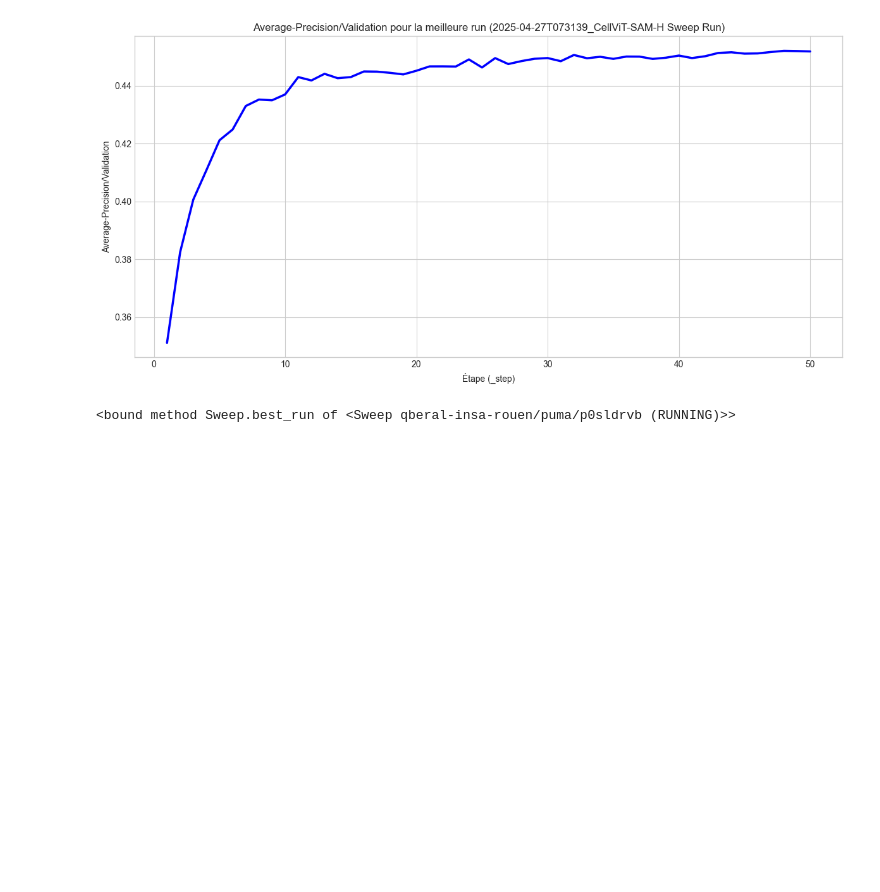
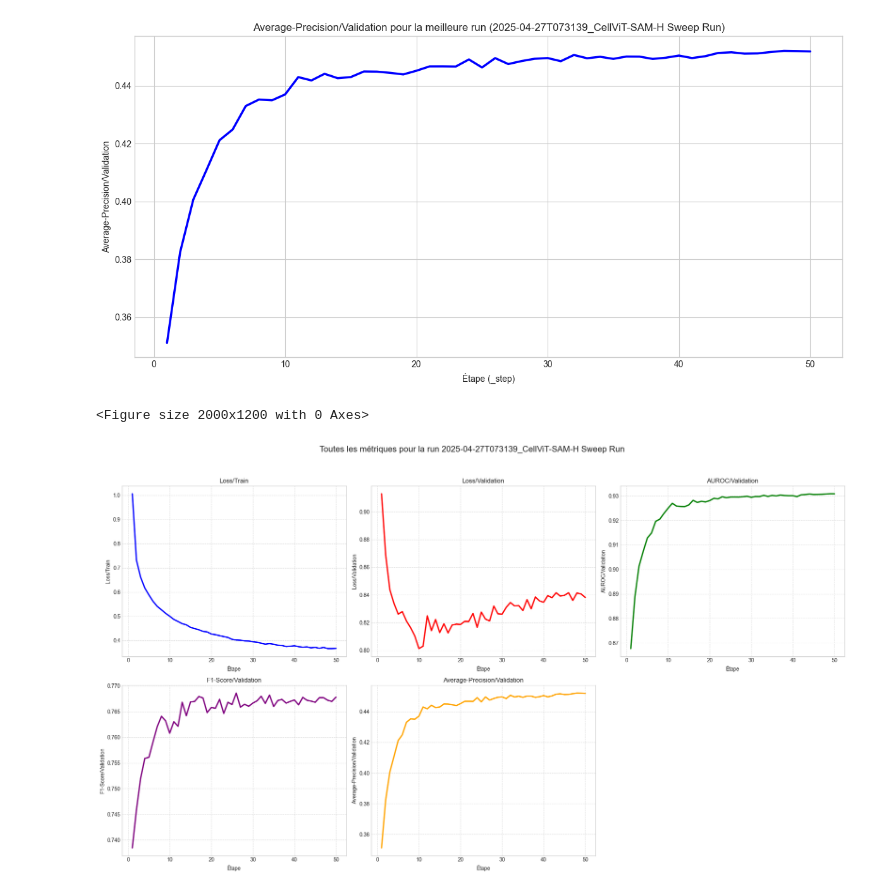
Before and after one commit to AlixANNERAUD/Deep_learning_project, a Jupyter notebook: diaporama/wandbinfo.ipynb, the cells around one changed output. Saved outputs shown, nothing was run; the diff lists cells and outputs as text; code cells hidden in the pictures; blank space fills up the shorter version.

```diff
--- a/diaporama/wandbinfo.ipynb
+++ b/diaporama/wandbinfo.ipynb
@@ -272,5 +272,58 @@ for metric in metrics_to_plot:
 [figure]
 [figure]
 # %%
+import matplotlib.pyplot as plt
+import seaborn as sns
+
+# Liste des métriques à tracer
+metrics_to_plot = [
+    'Loss/Train',
+    'Loss/Validation',
+    'AUROC/Validation',
+    'F1-Score/Validation',
+    'Average-Precision/Validation'
+]
+
+# Créer un graphique combiné avec tous les métriques
+plt.figure(figsize=(20, 12))
+
+# Configuration pour avoir 5 subplots (un pour chaque métrique)
+fig, axs = plt.subplots(2, 3, figsize=(20, 12))
+axs = axs.flatten()  # Aplatir pour faciliter l'indexation
+
+# Style global
+plt.style.use('seaborn-v0_8-whitegrid')
+plt.suptitle(f"Toutes les métriques pour la run {runs_info[best_run_id]['name'] if best_run_id in runs_info else best_run_id}", fontsize=16)
+
+# Tracer chaque métrique dans un subplot différent
+for i, metric in enumerate(metrics_to_plot):
+    if metric in df_best_run.columns and i < len(axs):
+        # Définir des couleurs différentes pour chaque métrique
+        color = ['blue', 'red', 'green', 'purple', 'orange'][i % 5]
+
+        # Tracer la métrique
+        sns.lineplot(data=df_best_run, x='_step', y=metric, ax=axs[i], color=color, linewidth=2.5)
+
+        # Configurer le titre et les labels
+        axs[i].set_title(metric)
+        axs[i].set_xlabel('Étape')
+        axs[i].set_ylabel(metric)
+
+        # Ajouter une grille pour faciliter la lecture
+        axs[i].grid(True, linestyle='--', alpha=0.7)
+    elif i < len(axs):
+        axs[i].set_visible(False)
+        print(f"La métrique '{metric}' n'a pas été trouvée dans le DataFrame.")
+
+# Si nous avons moins de métriques que de subplots, cacher les subplots inutilisés
+for i in range(len(metrics_to_plot), len(axs)):
+    axs[i].set_visible(False)
+
+# Ajuster l'espacement entre les subplots
+plt.tight_layout(rect=[0, 0.03, 1, 0.95])
+
+# Afficher le graphique
+plt.show()
 # %% [output]
-<bound method Sweep.best_run of <Sweep qberal-insa-rouen/puma/p0sldrvb (RUNNING)>>
+<Figure size 2000x1200 with 0 Axes>
+[figure, added]
```
Also changed, not shown: parts of 3 cells of this notebook, 2 other files.
